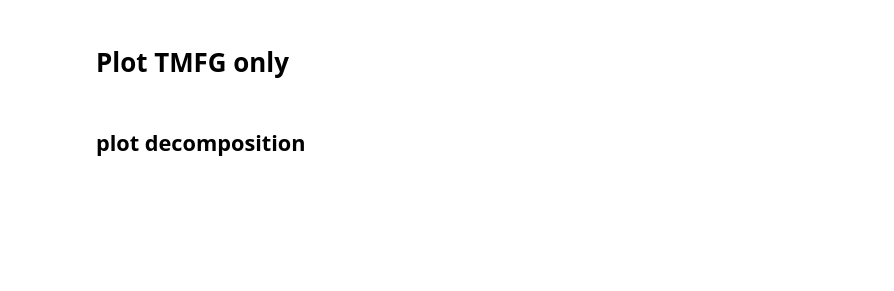
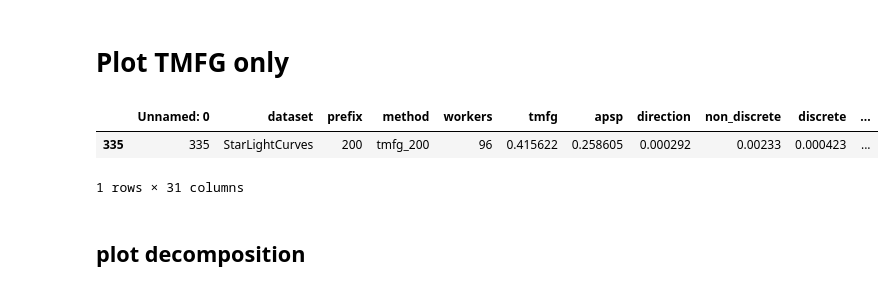
Before and after one commit to yushangdi/par-filtered-graph-clustering, a Jupyter notebook: plotting/3 - Plot TMFG (scalability and decomposition).ipynb, the cells around one changed output. Drawn from its saved outputs; the diff is of its cells as text; code cells hidden in the pictures; blank space fills up the shorter version.

```diff
--- a/plotting/3 - Plot TMFG (scalability and decomposition).ipynb
+++ b/plotting/3 - Plot TMFG (scalability and decomposition).ipynb
@@ -22,6 +22,12 @@ workers=[1, 4, 12, 24, 36, 48, 96]# 1 must be first processed
 prefixs=[2, 5, 10, 30, 50, 200]
 # %%
 df = pd.read_csv("tmfg_allsteps.csv").dropna(how="all")
+# %%
+df[df["speedup"]==np.max(df["speedup"])]
+# %% [output]
+|  | Unnamed: 0 | dataset | prefix | method | workers | tmfg | apsp | direction | non_discrete | discrete | ... |
+| 335 | 335 | StarLightCurves | 200 | tmfg_200 | 96 | 0.415622 | 0.258605 | 0.000292 | 0.00233 | 0.000423 | ... |
+1 rows × 31 columns
 # %% [markdown]
 ## plot decomposition
 # %%
```
Also changed, not shown: parts of 3 cells of this notebook, 2 other files.
